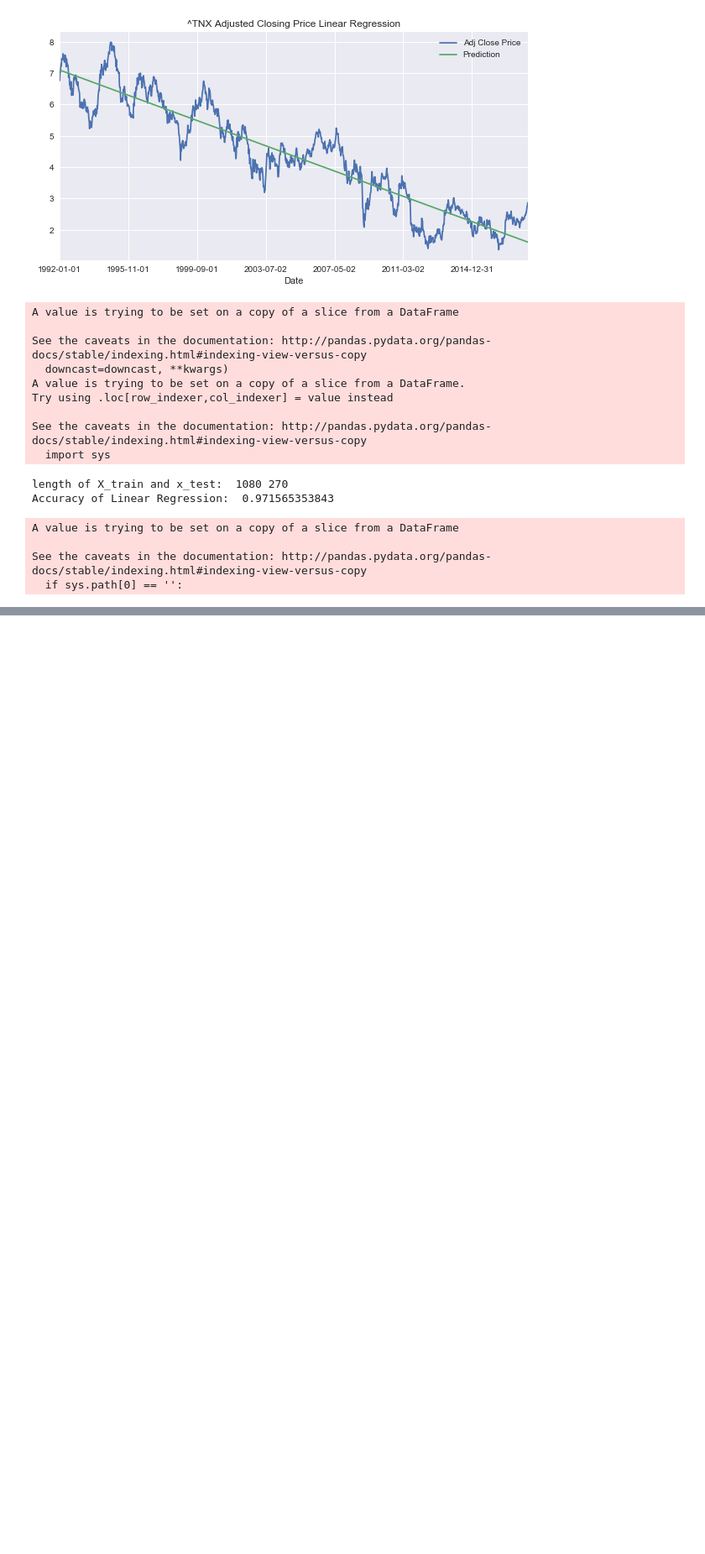
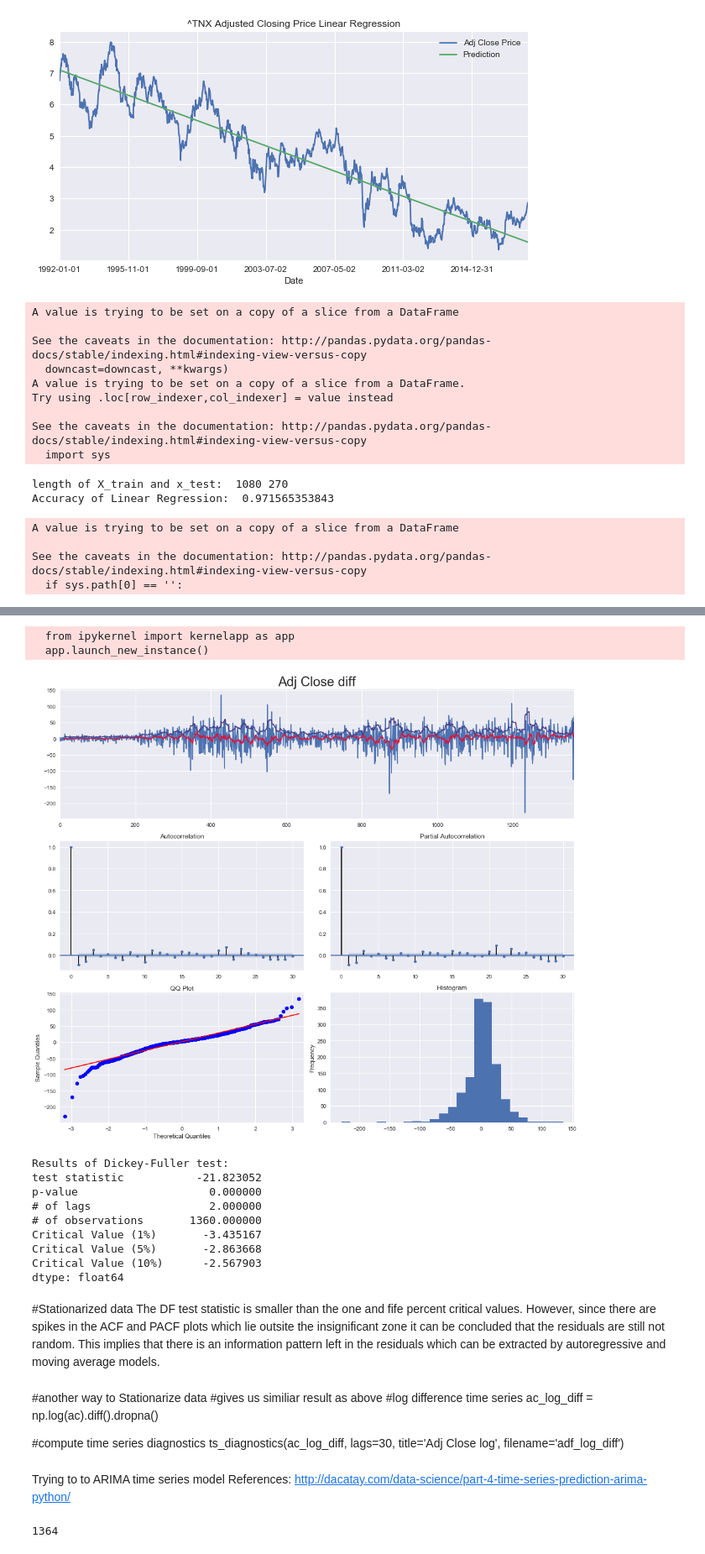
Before and after one commit to cyu1221/CS506, a Jupyter notebook: data/economic_data/Graph_Adjusted_Closing_Price.ipynb, the cells around one changed output, grey strips where cells are left out. Shown at 84% size. Cells and saved outputs as stored; diff of their text form; code cells hidden in the pictures; blank space fills up the shorter version.

```diff
--- a/data/economic_data/Graph_Adjusted_Closing_Price.ipynb
+++ b/data/economic_data/Graph_Adjusted_Closing_Price.ipynb
@@ -102,0 +213,40 @@ See the caveats in the documentation: http://pandas.pydata.org/pandas-docs/stabl
+# %%
+# difference time series
+ac_diff = np.diff(ac)
+
+# compute time series diagnostics
+ts_diagnostics(ac_diff, lags=30, title='Adj Close diff', filename='adf_diff')
+# %% [output]
+  from ipykernel import kernelapp as app
+  app.launch_new_instance()
+[figure, added]
+Results of Dickey-Fuller test:
+test statistic           -21.823052
+p-value                    0.000000
+# of lags                  2.000000
+# of observations       1360.000000
+Critical Value (1%)       -3.435167
+Critical Value (5%)       -2.863668
+Critical Value (10%)      -2.567903
+dtype: float64
+# %% [markdown]
+#Stationarized data
+The DF test statistic is smaller than the one and fife percent critical values. However, since there are spikes in the ACF and PACF plots which lie outsite the insignificant zone it can be concluded that the residuals are still not random. This implies that there is an information pattern left in the residuals which can be extracted by autoregressive and moving average models.
+# %% [markdown]
+#another way to Stationarize data
+#gives us similiar result as above
+#log difference time series
+ac_log_diff = np.log(ac).diff().dropna()
+
+#compute time series diagnostics
+ts_diagnostics(ac_log_diff, lags=30, title='Adj Close log', filename='adf_log_diff')
+# %% [markdown]
+Trying to to ARIMA time series model
+References: http://dacatay.com/data-science/part-4-time-series-prediction-arima-python/
+# %%
+print(len(ac))
+# split into training and test sets
+y_train = ac[:800]
+y_test = ac[800:]
+# %% [output]
+1364
```
Also changed, not shown: parts of 10 cells of this notebook.
